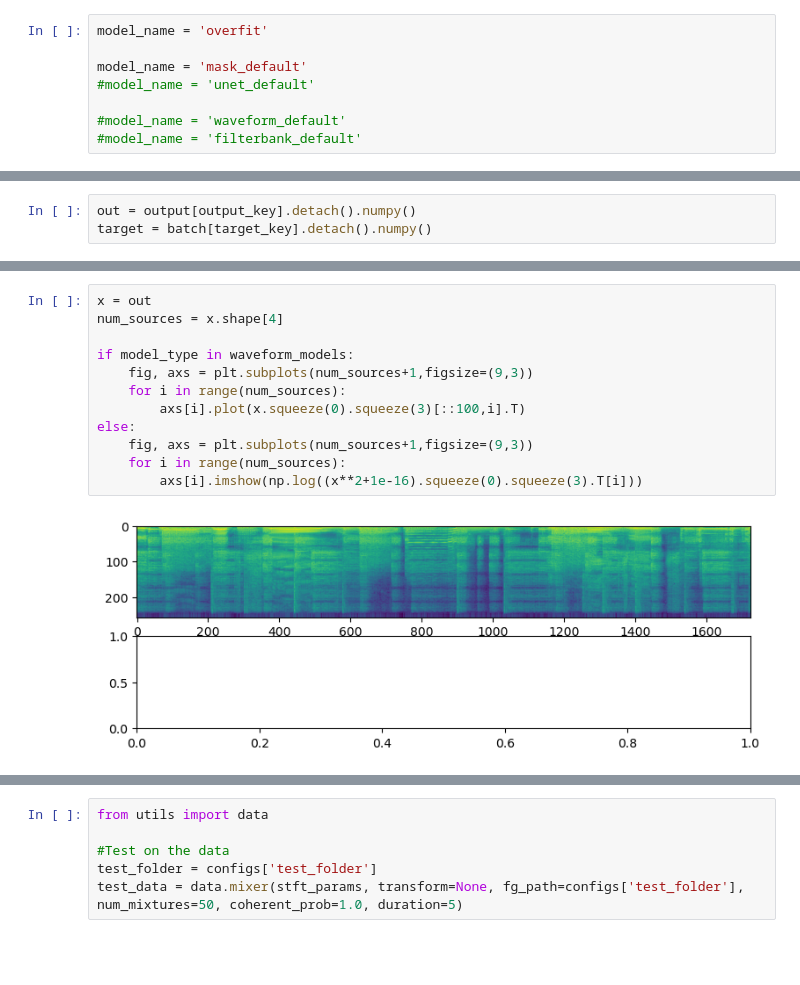
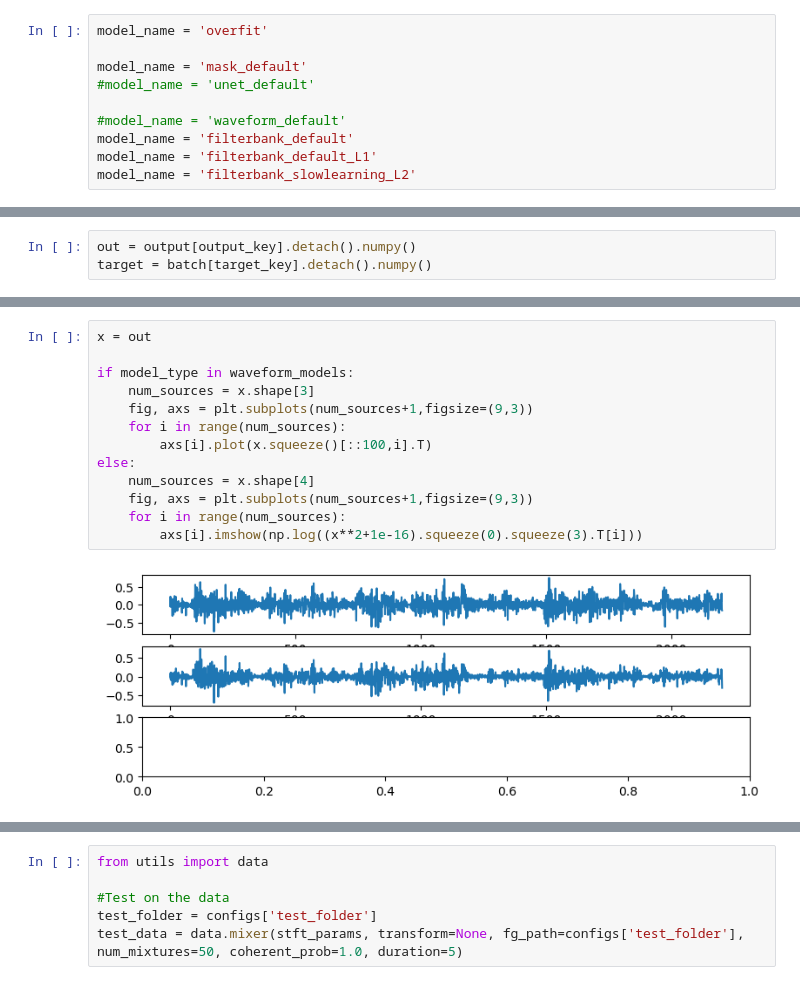
Before and after one commit to kstone40/audio_isolation, a Jupyter notebook: Evaluate_Fit_Model.ipynb, the cells around one changed output, grey strips where cells are left out. Saved outputs shown, nothing was run; the diff lists cells and outputs as text; blank space fills up the shorter version.

Commit message:
Generalized scripts for 1,2,4 sources

```diff
--- a/Evaluate_Fit_Model.ipynb
+++ b/Evaluate_Fit_Model.ipynb
@@ -46,7 +50,9 @@ model_name = 'mask_default'
 #model_name = 'unet_default'
 
 #model_name = 'waveform_default'
-#model_name = 'filterbank_default'
+model_name = 'filterbank_default'
+model_name = 'filterbank_default_L1'
+model_name = 'filterbank_slowlearning_L2'
 # %%
 model_path = 'models/'+model_name+'/checkpoints/latest.model.pth'
 config_path = 'models/'+model_name+'/configs.yml'
@@ -165,15 +199,16 @@ out.shape
 # %%
 x = out
-num_sources = x.shape[4]
 
 if model_type in waveform_models:
+    num_sources = x.shape[3]
     fig, axs = plt.subplots(num_sources+1,figsize=(9,3))
     for i in range(num_sources):
-        axs[i].plot(x.squeeze(0).squeeze(3)[::100,i].T)
+        axs[i].plot(x.squeeze()[::100,i].T)
 else:
+    num_sources = x.shape[4]
     fig, axs = plt.subplots(num_sources+1,figsize=(9,3))
     for i in range(num_sources):
         axs[i].imshow(np.log((x**2+1e-16).squeeze(0).squeeze(3).T[i]))
 # %% [output]
-[figure, old version]
+[figure, new version]
 # %%
```
Also changed, not shown: parts of 11 cells of this notebook, 9 other files.
